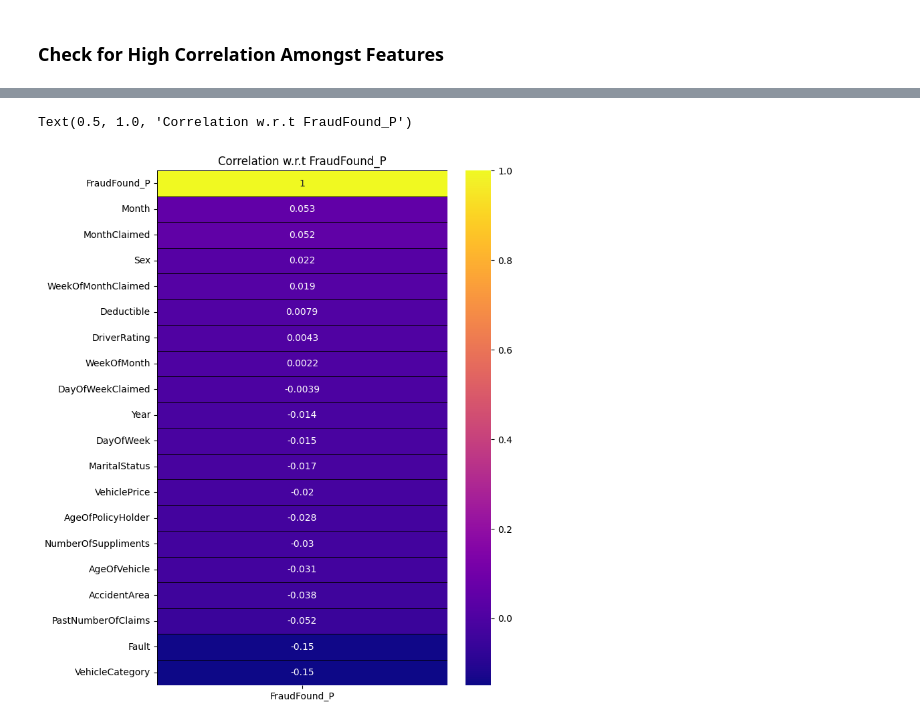
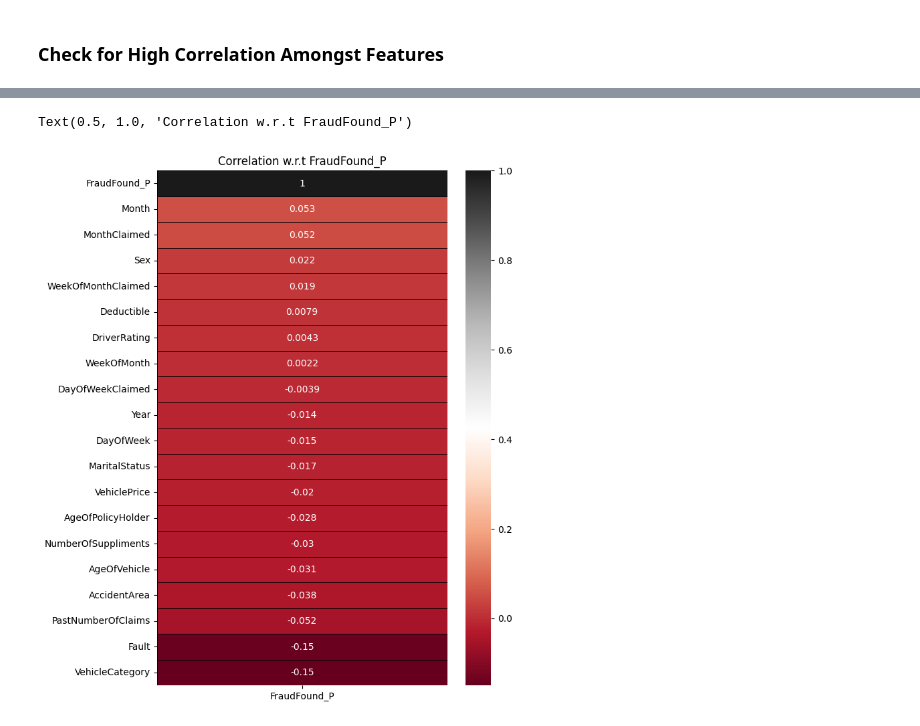
Before and after one commit to stekunda/vehicle-fraud-detection, a Jupyter notebook: data_cleaning.ipynb, the cells around one changed output, grey strips where cells are left out. Cells and saved outputs as stored; diff of their text form; code cells hidden in the pictures.

```diff
--- a/data_cleaning.ipynb
+++ b/data_cleaning.ipynb
@@ -348,14 +348,14 @@ df.drop('Age',axis=1,inplace=True)
 # %%
 # Ensure to update numerical_df with the dropped column
 numerical_df = df.select_dtypes(include=[np.number])
 
 # Check correlation of features with the target variable (FraudFound_P)
 corr = numerical_df.corrwith(numerical_df['FraudFound_P']).sort_values(ascending = False).to_frame()
 corr.columns = ['FraudFound_P']
 
 plt.subplots(figsize = (7,10))
-sns.heatmap(corr, annot=True, cmap='plasma', linewidths=0.4, linecolor='black')
+sns.heatmap(corr, annot=True, cmap='RdGy', linewidths=0.4, linecolor='black')
 plt.title('Correlation w.r.t FraudFound_P')
 # %% [output]
 Text(0.5, 1.0, 'Correlation w.r.t FraudFound_P')
-[figure, old version]
+[figure, new version]
```
Also changed, not shown: parts of 6 cells of this notebook.
